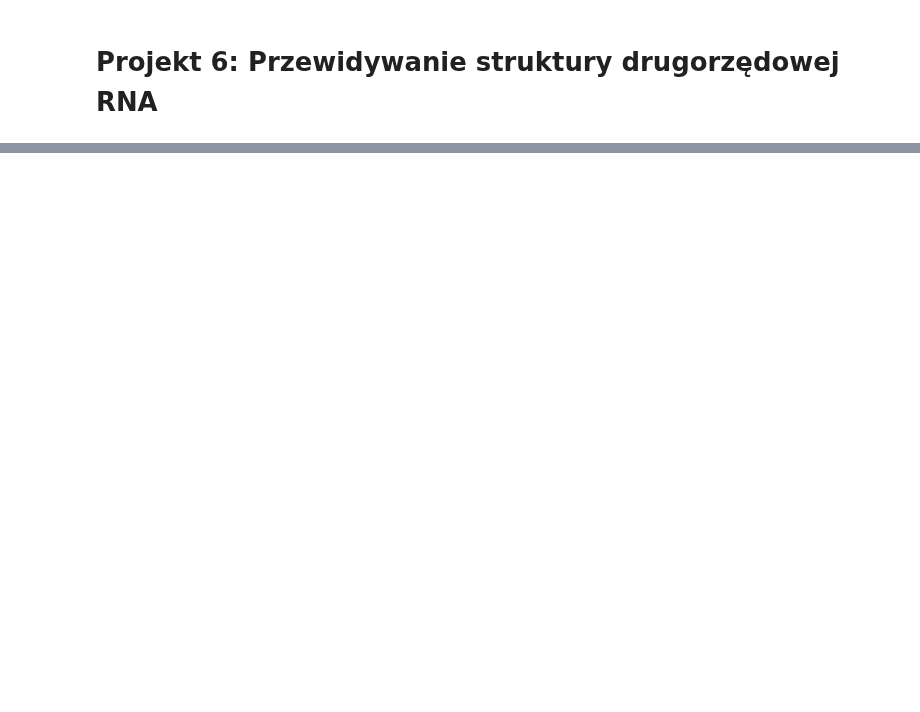
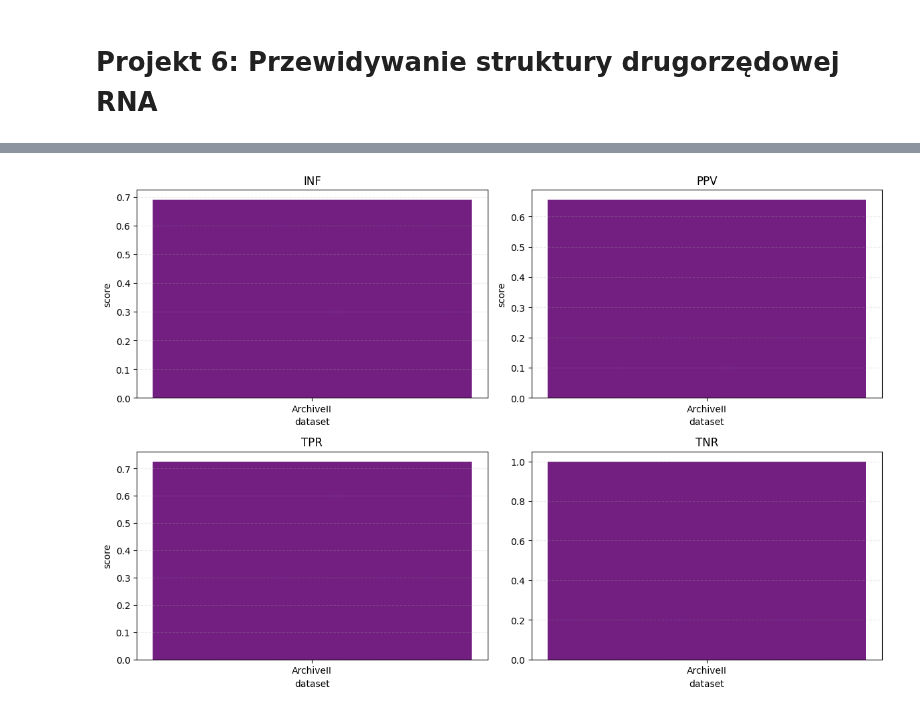
Before and after one commit to Mimikkk/2024-siwb, a Jupyter notebook: project-6/rna-secondary-structure-prediction.ipynb, the cells around one changed output, grey strips where cells are left out. Drawn from its saved outputs; the diff is of its cells as text; code cells hidden in the pictures; blank space fills up the shorter version.

Commit message:
refactor: :recycle: change model, split datasets, plot metrics

```diff
--- a/project-6/rna-secondary-structure-prediction.ipynb
+++ b/project-6/rna-secondary-structure-prediction.ipynb
@@ -32,0 +3,14 @@ Processsing Time 11.704977035522461 seconds
+# %%
+import os
+import random
+from collections import defaultdict
+from pathlib import Path
+
+import matplotlib.pyplot as plt
+import pandas as pd
+import seaborn as sns
+
+
+DATASET_DIR = Path("./resources/datasets")
+MODELS_DIR = Path("./resources/models")
+RESULTS_DIR = Path("./resources/results")
@@ -32,0 +92,18 @@ Processsing Time 11.704977035522461 seconds
+# %%
+columns: list[str] = [
+    "filename",
+    "sequence_length",
+    "t",
+    "sc",
+    "tp",
+    "tn",
+    "fp",
+    "fn",
+    "sen",
+    "ppv",
+    "fval",
+    "mcc",
+]
+
+results = pd.read_csv(RESULTS_DIR / "ArchiveII/1-all-results.csv", header=None, names=columns)
+results.head()
@@ -32,0 +168,6 @@ Processsing Time 11.704977035522461 seconds
+# %%
+datasets = ("ArchiveII",)
+
+plot_metrics(datasets)
+# %% [output]
+[figure, added]
```
Also changed, not shown: parts of 13 cells of this notebook, 3 other files.
